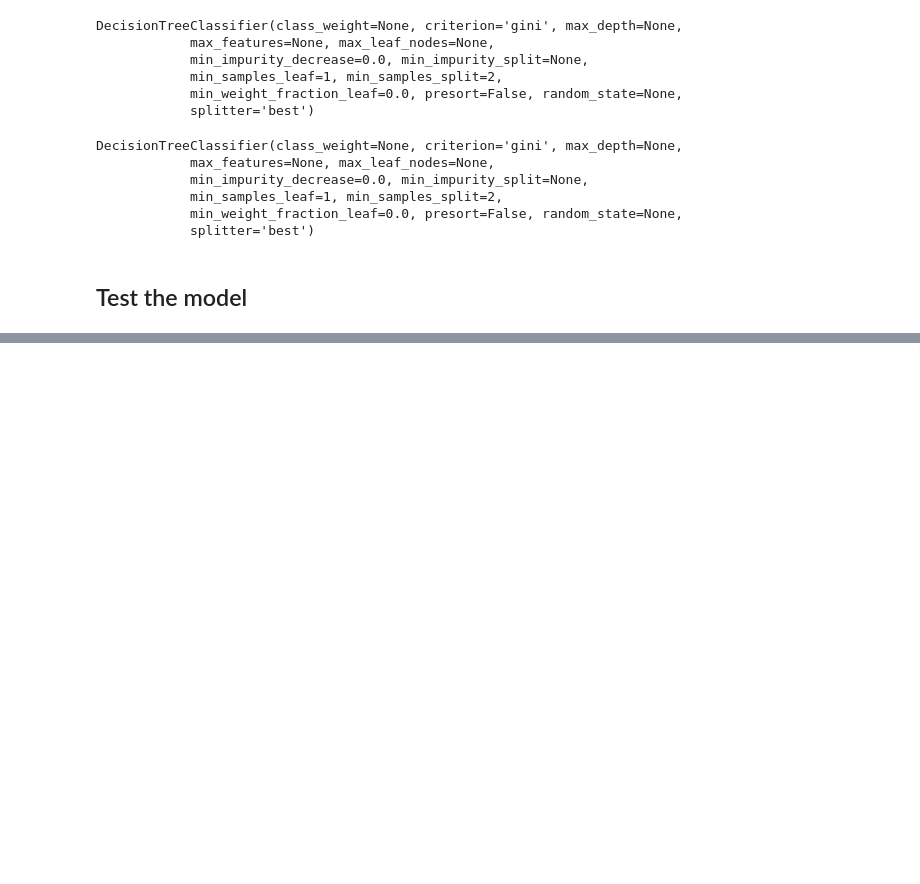
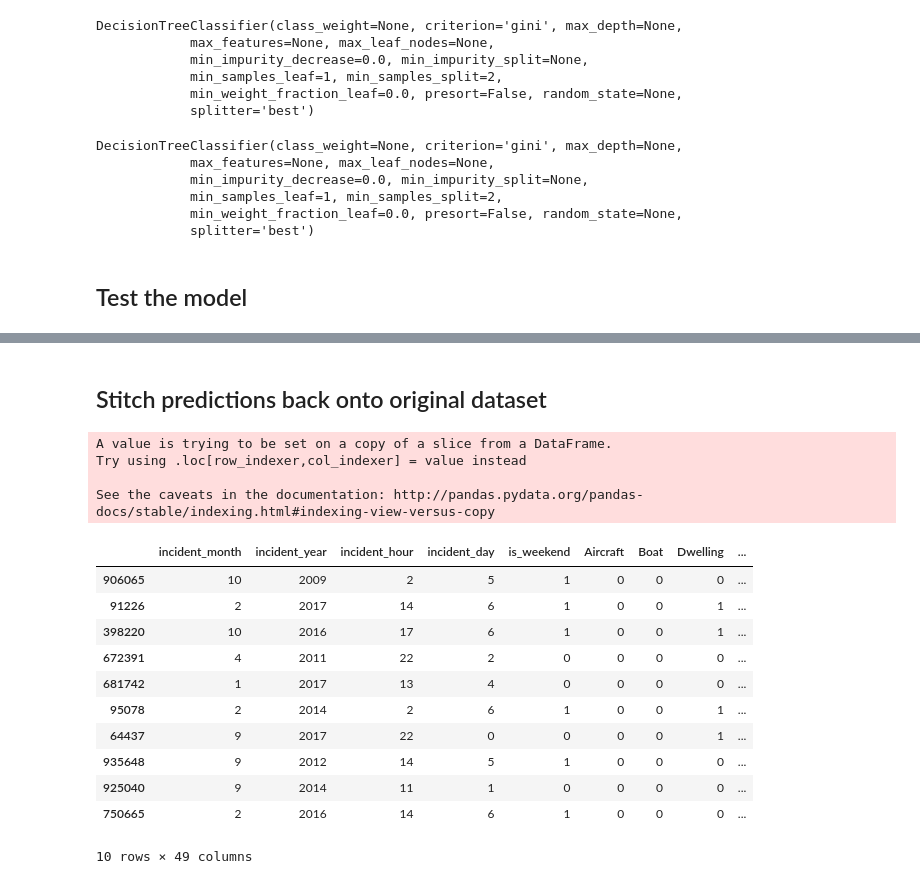
Before and after one commit to GuerrillaAnalytics/proj001_lfb, a Jupyter notebook: wp/wp_005_false_alarm_analysis/01/wp_005_false_alarm_analysis.ipynb, the cells around one changed output, grey strips where cells are left out. Drawn from its saved outputs; the diff is of its cells as text; code cells hidden in the pictures; blank space fills up the shorter version.

```diff
--- a/wp/wp_005_false_alarm_analysis/01/wp_005_false_alarm_analysis.ipynb
+++ b/wp/wp_005_false_alarm_analysis/01/wp_005_false_alarm_analysis.ipynb
@@ -485,0 +568,23 @@ ValueError: Shape of passed values is (1, 1), indices imply (2, 2)
+# %% [markdown]
+## Stitch predictions back onto original dataset
+# %%
+df_results = X_test
+df_results['predictions'] = y_predict
+df_results.head(10)
+# %% [output]
+A value is trying to be set on a copy of a slice from a DataFrame.
+Try using .loc[row_indexer,col_indexer] = value instead
+
+See the caveats in the documentation: http://pandas.pydata.org/pandas-docs/stable/indexing.html#indexing-view-versus-copy
+|  | incident_month | incident_year | incident_hour | incident_day | is_weekend | Aircraft | Boat | Dwelling | ... |
+| 906065 | 10 | 2009 | 2 | 5 | 1 | 0 | 0 | 0 | ... |
+| 91226 | 2 | 2017 | 14 | 6 | 1 | 0 | 0 | 1 | ... |
+| 398220 | 10 | 2016 | 17 | 6 | 1 | 0 | 0 | 1 | ... |
+| 672391 | 4 | 2011 | 22 | 2 | 0 | 0 | 0 | 0 | ... |
+| 681742 | 1 | 2017 | 13 | 4 | 0 | 0 | 0 | 0 | ... |
+| 95078 | 2 | 2014 | 2 | 6 | 1 | 0 | 0 | 1 | ... |
+| 64437 | 9 | 2017 | 22 | 0 | 0 | 0 | 0 | 1 | ... |
+| 935648 | 9 | 2012 | 14 | 5 | 1 | 0 | 0 | 0 | ... |
+| 925040 | 9 | 2014 | 11 | 1 | 0 | 0 | 0 | 0 | ... |
+| 750665 | 2 | 2016 | 14 | 6 | 1 | 0 | 0 | 0 | ... |
+10 rows × 49 columns
```
Also changed, not shown: parts of 17 cells of this notebook.
